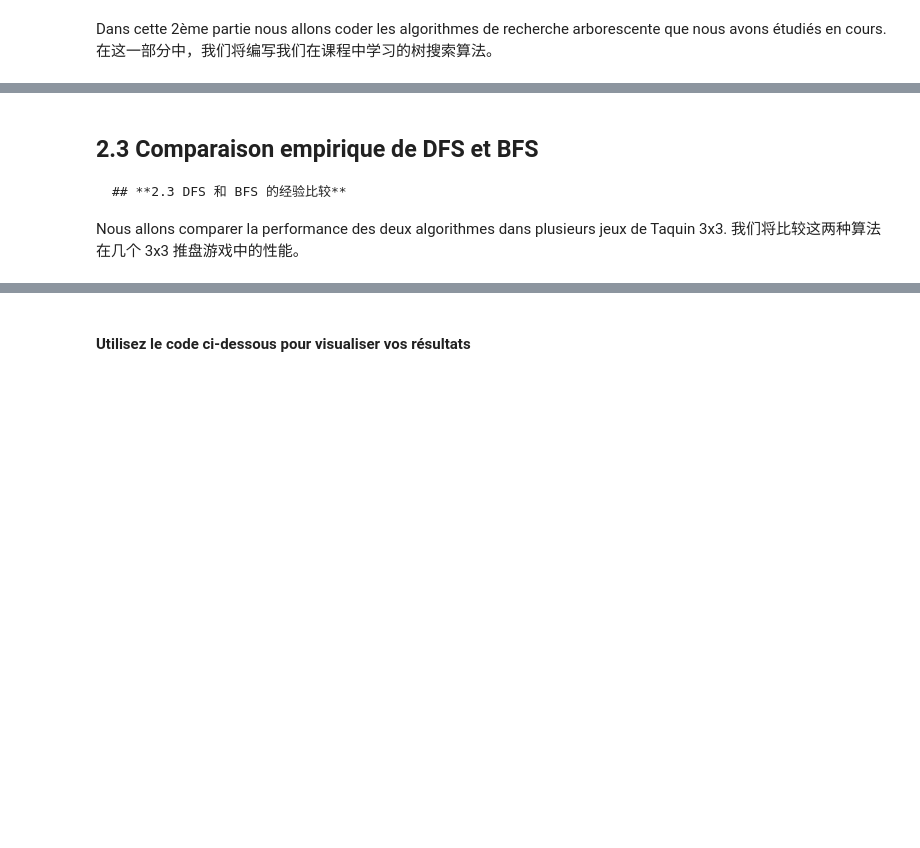
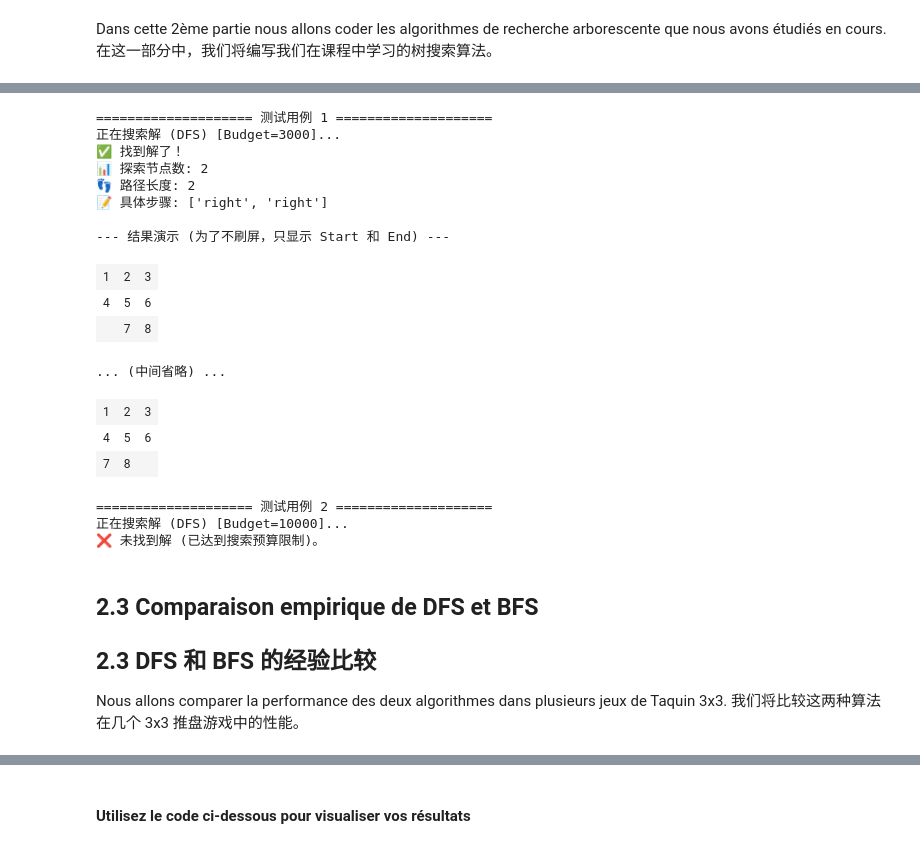
Before and after one commit to Kant-Righteous/AI-Learning, a Jupyter notebook: TP/Exercise/TP/TP1/翻译_TP_Recherche_Arborescente_Non_informee.ipynb, the cells around one changed output, grey strips where cells are left out. Saved outputs shown, nothing was run; the diff lists cells and outputs as text; code cells hidden in the pictures; blank space fills up the shorter version.

```diff
--- a/TP/Exercise/TP/TP1/翻译_TP_Recherche_Arborescente_Non_informee.ipynb
+++ b/TP/Exercise/TP/TP1/翻译_TP_Recherche_Arborescente_Non_informee.ipynb
@@ -334,6 +710,83 @@ Pour ajouter un élément à une liste, utilisez *liste.append(element)*.
+# %%
+# ==========================================
+# 辅助函数：运行 DFS 并打印结果
+# ==========================================
+def run_and_display_dfs(initial_state, goal_state, case_name, budget=3000):
+    print(f"\n{'='*20} {case_name} {'='*20}")
+
+    # 定义问题
+    problem = Taquin(initial_state, goal_state, size=3)
+
+    # 运行 DFS (默认限制3000个节点，防止死循环或跑太久)
+    print(f"正在搜索解 (DFS) [Budget={budget}]...")
+    result = DFS(problem, budget=budget)
+
+    if result:
+        node, num_explored = result
+        print(f"✅ 找到解了！")
+        print(f"📊 探索节点数: {num_explored}")
+
+        # 获取路径
+        actions = node.solution()
+        print(f"👣 路径长度: {len(actions)}")
+        print(f"📝 具体步骤 (前20步): {actions[:20]} ... (太长省略)" if len(actions) > 20 else f"📝 具体步骤: {actions}")
+
+        # 只可视化最后几步，不然太多了
+        print("\n--- 结果演示 (为了不刷屏，只显示 Start 和 End) ---")
+        visualize_state(node.path()[0].state) # Start
+        print("... (中间省略) ...")
+        visualize_state(node.state)           # End
+    else:
+        print("❌ 未找到解 (已达到搜索预算限制)。")
+
+# ==========================================
+# 测试用例 1
+# ==========================================
+# 这是一个简单的例子，DFS 应该能很快解决，但路径可能不完美
+initial_state_1 = [
+    [1, 2, 3],
+    [4, 5, 6],
+    [0, 7, 8]
+]
+goal_state = [
+    [1, 2, 3],
+    [4, 5, 6],
+    [7, 8, 0]
+]
+run_and_display_dfs(initial_state_1, goal_state, "测试用例 1")
+
+# ==========================================
+# 测试用例 2
+# ==========================================
+# 这是一个稍复杂的例子，DFS 可能会陷入深层搜索，找到一个非常绕的解，甚至搜索超时
+initial_state_2 = [
+    [1, 2, 3],
+    [4, 5, 0],
+    [6, 7, 8]
+]
+run_and_display_dfs(initial_state_2, goal_state, "测试用例 2", budget=10000)
+# %% [output]
+==================== 测试用例 1 ====================
+正在搜索解 (DFS) [Budget=3000]...
+✅ 找到解了！
+📊 探索节点数: 2
+👣 路径长度: 2
+📝 具体步骤: ['right', 'right']
+
+--- 结果演示 (为了不刷屏，只显示 Start 和 End) ---
+| 1 | 2 | 3 |
+| 4 | 5 | 6 |
+|  | 7 | 8 |
+... (中间省略) ...
+| 1 | 2 | 3 |
+| 4 | 5 | 6 |
+| 7 | 8 |  |
+==================== 测试用例 2 ====================
+正在搜索解 (DFS) [Budget=10000]...
+❌ 未找到解 (已达到搜索预算限制)。
 # %% [markdown]
 ## **2.3 Comparaison empirique de DFS et BFS**
-    ## **2.3 DFS 和 BFS 的经验比较**
+## **2.3 DFS 和 BFS 的经验比较**
 
 Nous allons comparer la performance des deux algorithmes dans plusieurs jeux de Taquin 3x3.
     我们将比较这两种算法在几个 3x3 推盘游戏中的性能。
```
Also changed, not shown: parts of 20 cells of this notebook, 1 other file.
